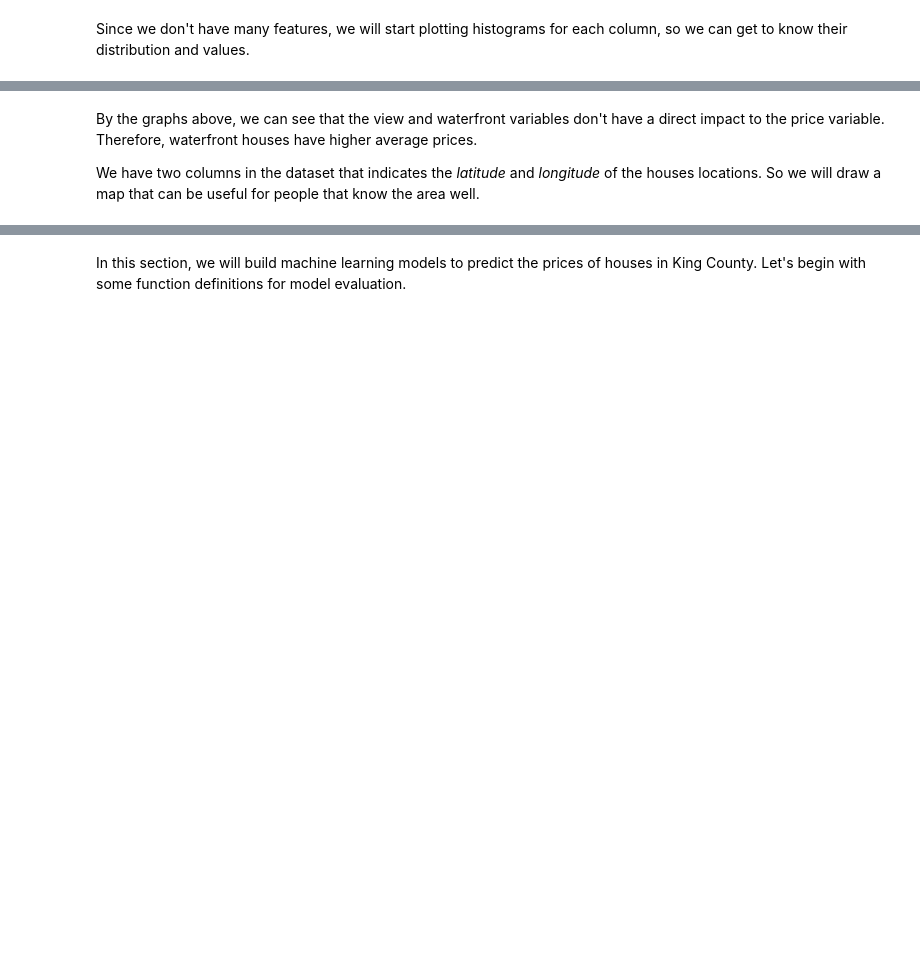
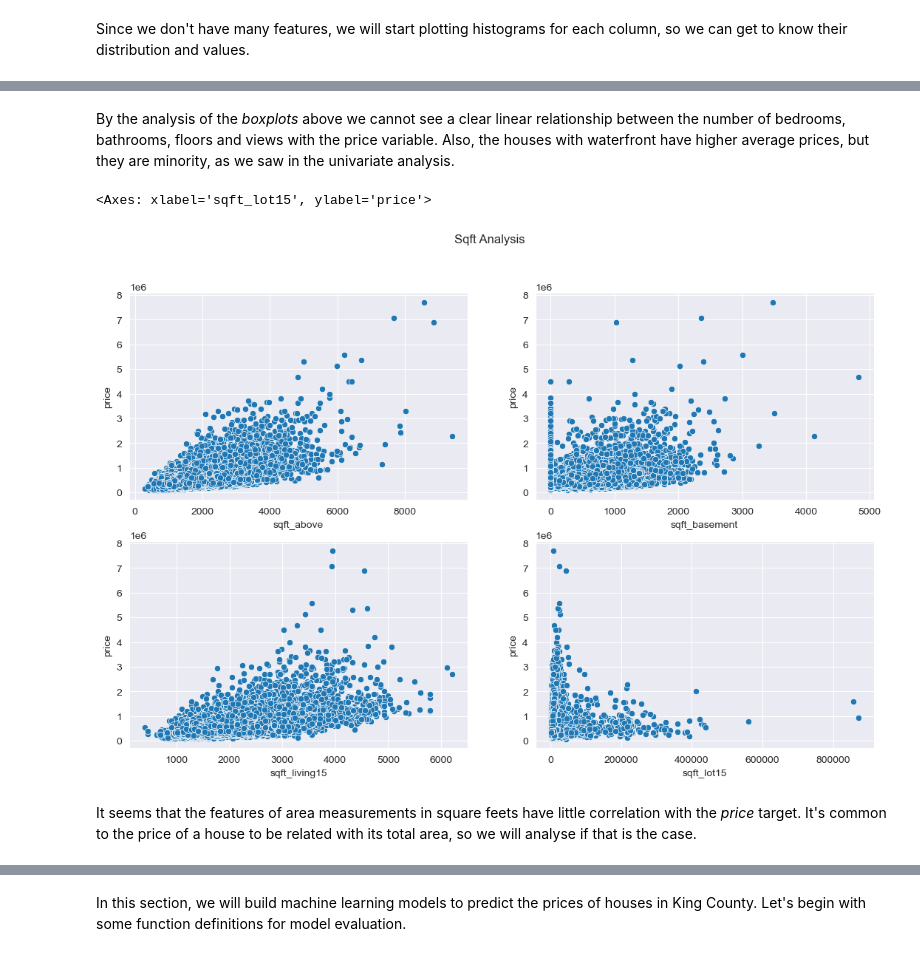
Before and after one commit to IgorTrevelin/data-science, a Jupyter notebook: King County House Sales Price Prediction/kc_house.ipynb, the cells around one changed output, grey strips where cells are left out. Saved outputs shown, nothing was run; the diff lists cells and outputs as text; code cells hidden in the pictures; blank space fills up the shorter version.

```diff
--- a/King County House Sales Price Prediction/kc_house.ipynb
+++ b/King County House Sales Price Prediction/kc_house.ipynb
@@ -213,19 +245,16 @@ fig.show()
-# %% [markdown]
-By the graphs above, we can see that the view and waterfront variables don't have a direct impact to the price variable. Therefore, waterfront houses have higher average prices.
-
-We have two columns in the dataset that indicates the _latitude_ and _longitude_ of the houses locations. So we will draw a map that can be useful for people that know the area well.
-# %%
-fig = px.density_mapbox(
-    df,
-    lat="lat",
-    lon="long",
-    z="price",
-    radius=10,
-    zoom=7,
-    opacity=.6,
-    mapbox_style="stamen-terrain",
-    width=900,
-    height=500
-)
-
-fig.show()
+# %% [markdown]
+By the analysis of the _boxplots_ above we cannot see a clear linear relationship between the number of bedrooms, bathrooms, floors and views with the price variable. Also, the houses with waterfront have higher average prices, but they are minority, as we saw in the univariate analysis.
+# %%
+fig, ((ax0, ax1), (ax2, ax3)) = plt.subplots(2, 2, figsize=(13, 8))
+
+fig.suptitle("Sqft Analysis")
+
+sns.scatterplot(data=df, x="sqft_above", y="price", ax=ax0)
+sns.scatterplot(data=df, x="sqft_basement", y="price", ax=ax1)
+sns.scatterplot(data=df, x="sqft_living15", y="price", ax=ax2)
+sns.scatterplot(data=df, x="sqft_lot15", y="price", ax=ax3)
+# %% [output]
+<Axes: xlabel='sqft_lot15', ylabel='price'>
+[figure, added]
+# %% [markdown]
+It seems that the features of area measurements in square feets have little correlation with the _price_ target. It's common to the price of a house to be related with its total area, so we will analyse if that is the case.
```
Also changed, not shown: parts of 52 cells of this notebook, 1 other file.
